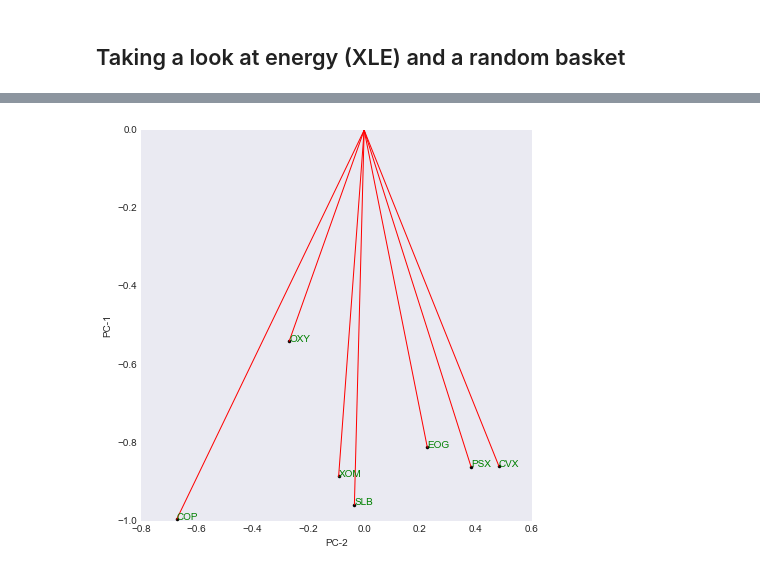
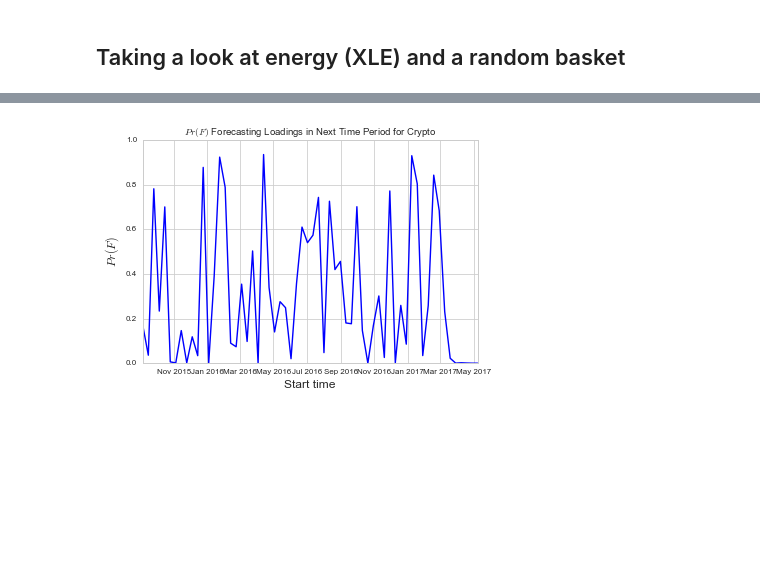
Before and after one commit to LavenderViking/AM205-crypto-analysis, a Jupyter notebook: pca_playground4.ipynb, the cells around one changed output, grey strips where cells are left out. Saved outputs shown, nothing was run; the diff lists cells and outputs as text; code cells hidden in the pictures; blank space fills up the shorter version.

```diff
--- a/pca_playground4.ipynb
+++ b/pca_playground4.ipynb
@@ -900,23 +590,12 @@ ax.xaxis.set_major_locator(MaxNLocator(integer=True))
-# %%
-k1 = 1  # the last PC column in 'v' PCA matrix
-k2 = 0  # the second last PC column
-
-# begin constructing bi-plot for PC(k1) and PC(k2)
-# loadings
-plt.figure(figsize=(7,7))
-plt.grid()
-
-# compute the distance from (0,0) point
-dist = []
-for i in range(LL.shape[0]):
-    x = LL[i,k1]
-    y = LL[i,k2]
-    plt.plot(x, y, '.k')
-    plt.plot([0,x], [0,y], '-', color="r")
-    d = np.sqrt(x**2 + y**2)
-    dist.append(d)
-    plt.text(x, y, tickers[i], color='g')
-plt.xlabel("PC-" + str(k1+1))
-plt.ylabel("PC-" + str(k2+1));
-# %% [output]
-[figure, removed]
+# %%
+x = [t[0] for t in time_results]
+y = [t[2] for t in time_results]
+plt.xlabel('Start time', fontsize=12)
+plt.ylabel('$Pr(F)$', fontsize=12)
+plt.title('$Pr(F)$ Forecasting Loadings in Next Time Period for {}'.format(TT_ASSET))
+plt.plot(x, y)
+if SAVE_TIMETEST_FIGS:
+    path = '{}//{} F {}D.png'.format(DF_LATEX_FOLDER, TT_ASSET, ndays)
+    plt.savefig(path, bbox_inches='tight')
+# %% [output]
+[figure, added]
```
Also changed, not shown: parts of 44 cells of this notebook, 23 other files.
